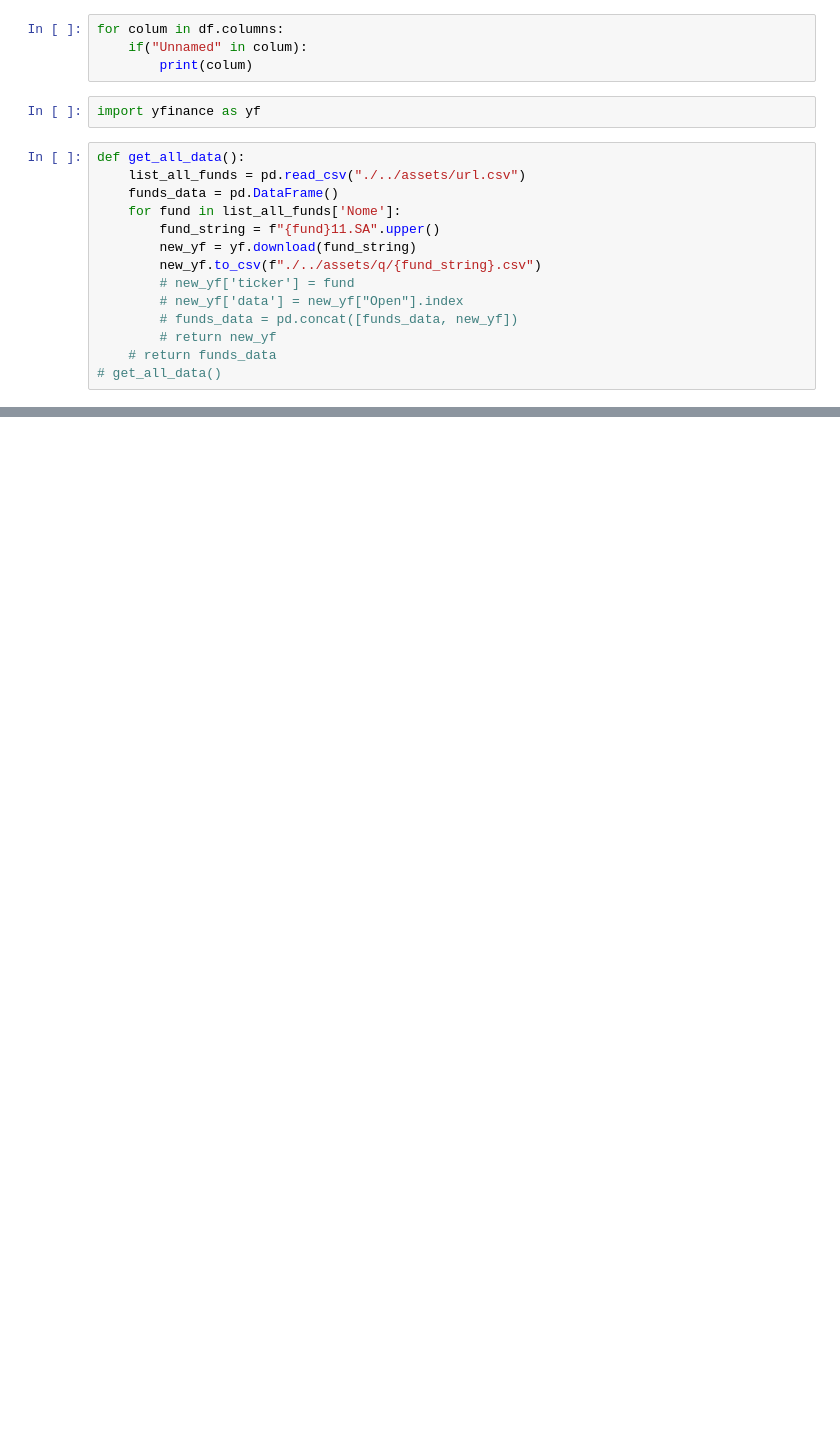
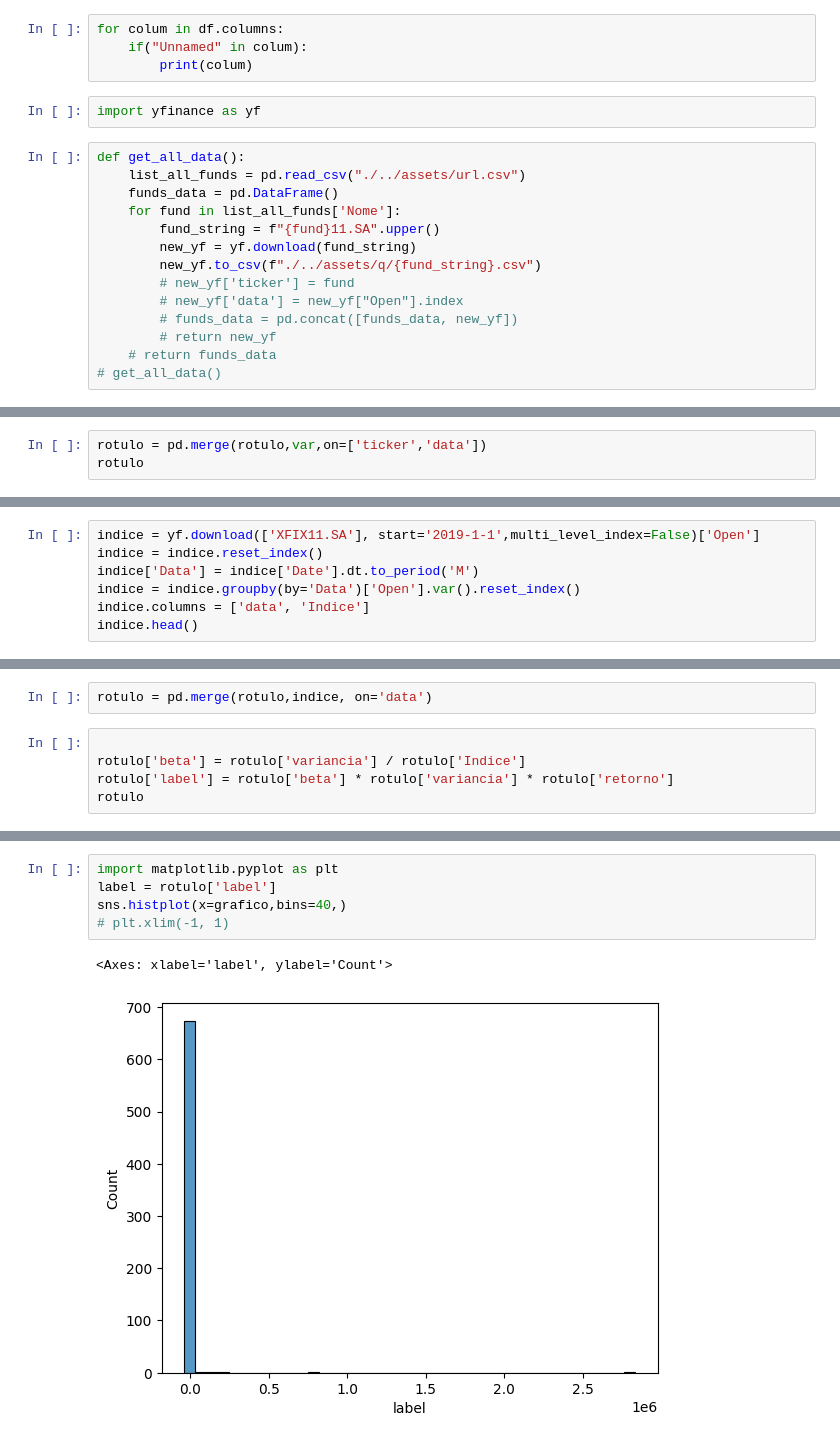
Before and after one commit to ErikMaia/tcc, a Jupyter notebook: src/analisys.ipynb, the cells around one changed output, grey strips where cells are left out. Drawn from its saved outputs; the diff is of its cells as text; blank space fills up the shorter version.

```diff
--- a/src/analisys.ipynb
+++ b/src/analisys.ipynb
@@ -384,0 +298,3 @@ yf.download("RZAG11.SA")
+# %%
+rotulo = pd.merge(rotulo,var,on=['ticker','data'])
+rotulo
@@ -384,0 +315,7 @@ yf.download("RZAG11.SA")
+# %%
+indice = yf.download(['XFIX11.SA'], start='2019-1-1',multi_level_index=False)['Open']
+indice = indice.reset_index()
+indice['Data'] = indice['Date'].dt.to_period('M')
+indice = indice.groupby(by='Data')['Open'].var().reset_index()
+indice.columns = ['data', 'Indice']
+indice.head()
@@ -384,0 +330,7 @@ yf.download("RZAG11.SA")
+# %%
+rotulo = pd.merge(rotulo,indice, on='data')
+# %%
+
+rotulo['beta'] = rotulo['variancia'] / rotulo['Indice']
+rotulo['label'] = rotulo['beta'] * rotulo['variancia'] * rotulo['retorno']
+rotulo
@@ -384,0 +366,8 @@ yf.download("RZAG11.SA")
+# %%
+import matplotlib.pyplot as plt
+label = rotulo['label']
+sns.histplot(x=grafico,bins=40,)
+# plt.xlim(-1, 1)
+# %% [output]
+<Axes: xlabel='label', ylabel='Count'>
+[figure, added]
```
Also changed, not shown: parts of 38 cells of this notebook, 5 other files.
